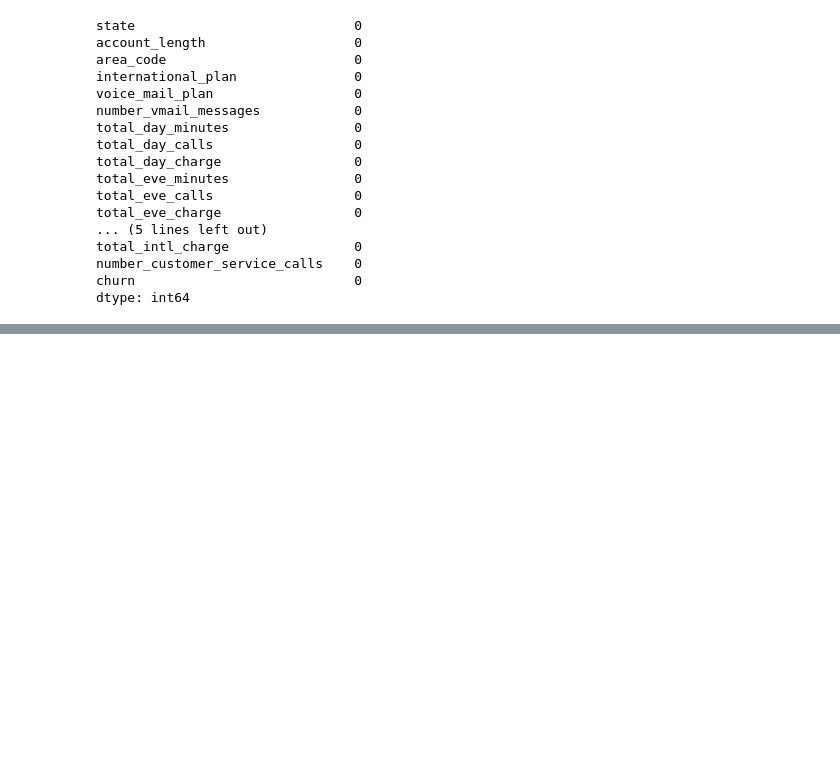
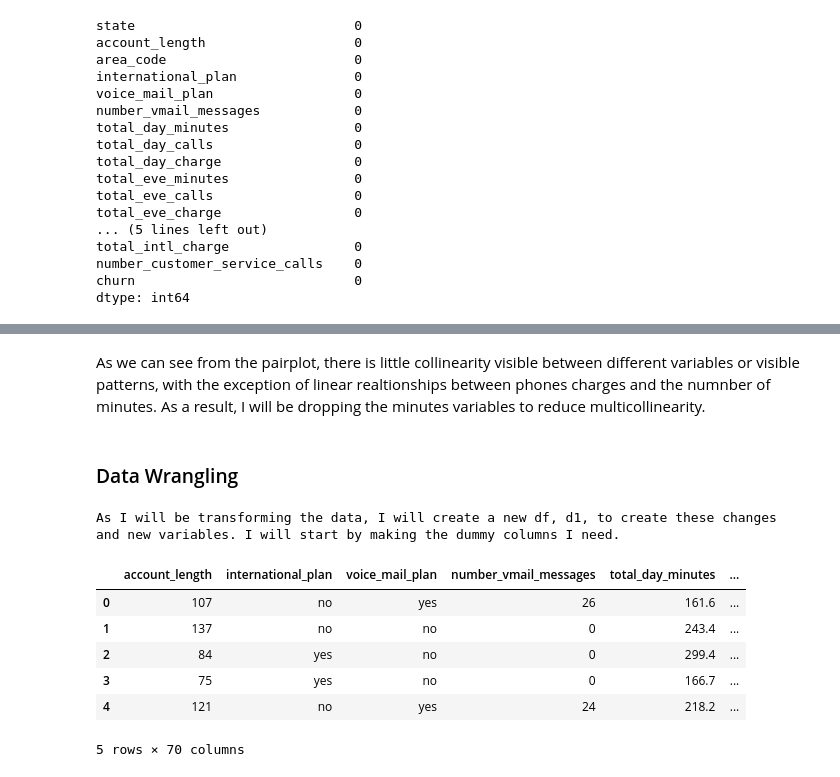
Before and after one commit to ArshPatel95/Revisiting-SyriaTel-Customer-Churn-, a Jupyter notebook: SyriaTel Customer Churn Predictor.ipynb, the cells around one changed output, grey strips where cells are left out. Saved outputs shown, nothing was run; the diff lists cells and outputs as text; code cells hidden in the pictures; blank space fills up the shorter version.

```diff
--- a/SyriaTel Customer Churn Predictor.ipynb
+++ b/SyriaTel Customer Churn Predictor.ipynb
@@ -148,0 +231,17 @@ print(df['number_vmail_messages'].max())
+# %% [markdown]
+As we can see from the pairplot, there is little collinearity visible between different variables or visible patterns, with the exception of linear realtionships between phones charges and the numnber of minutes. As a result, I will be dropping the minutes variables to reduce multicollinearity.
+# %% [markdown]
+### Data Wrangling
+# %%
+print("As I will be transforming the data, I will create a new df, d1, to create these changes and new variables. I will start by making the dummy columns I need.")
+df1 = pd.get_dummies(df,columns=['state', 'area_code'], drop_first=True)
+df1.head()
+# %% [output]
+As I will be transforming the data, I will create a new df, d1, to create these changes and new variables. I will start by making the dummy columns I need.
+|  | account_length | international_plan | voice_mail_plan | number_vmail_messages | total_day_minutes | ... |
+| 0 | 107 | no | yes | 26 | 161.6 | ... |
+| 1 | 137 | no | no | 0 | 243.4 | ... |
+| 2 | 84 | yes | no | 0 | 299.4 | ... |
+| 3 | 75 | yes | no | 0 | 166.7 | ... |
+| 4 | 121 | no | yes | 24 | 218.2 | ... |
+5 rows × 70 columns
```
Also changed, not shown: parts of 19 cells of this notebook.
